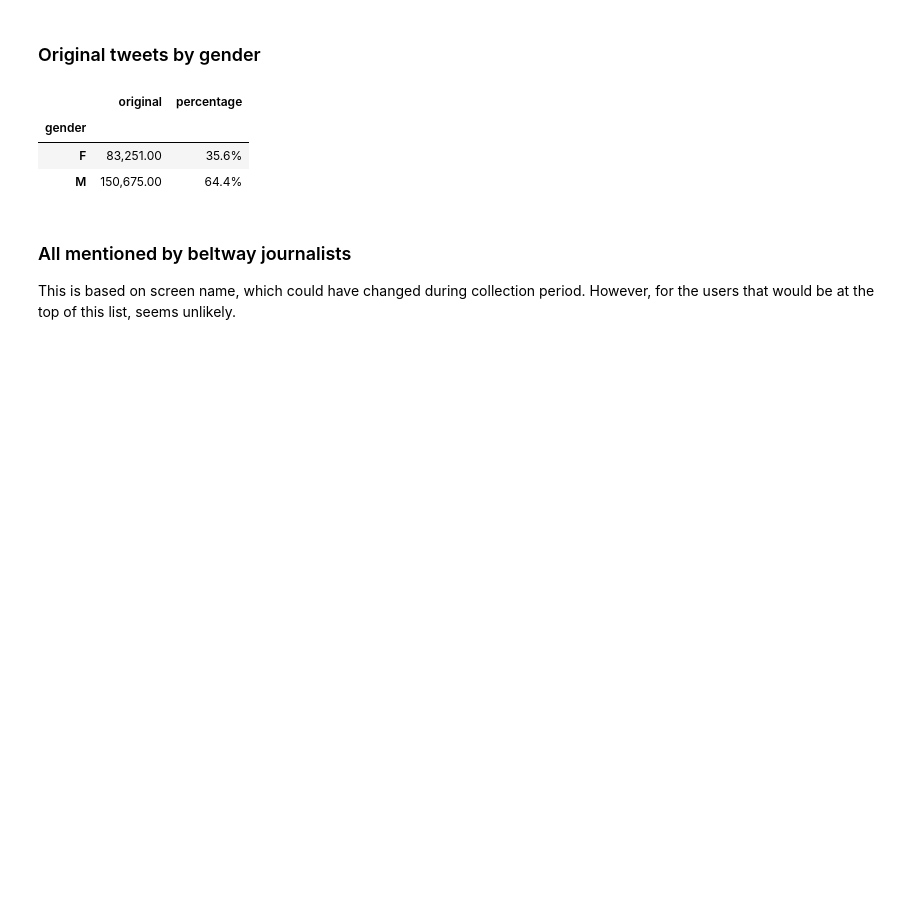
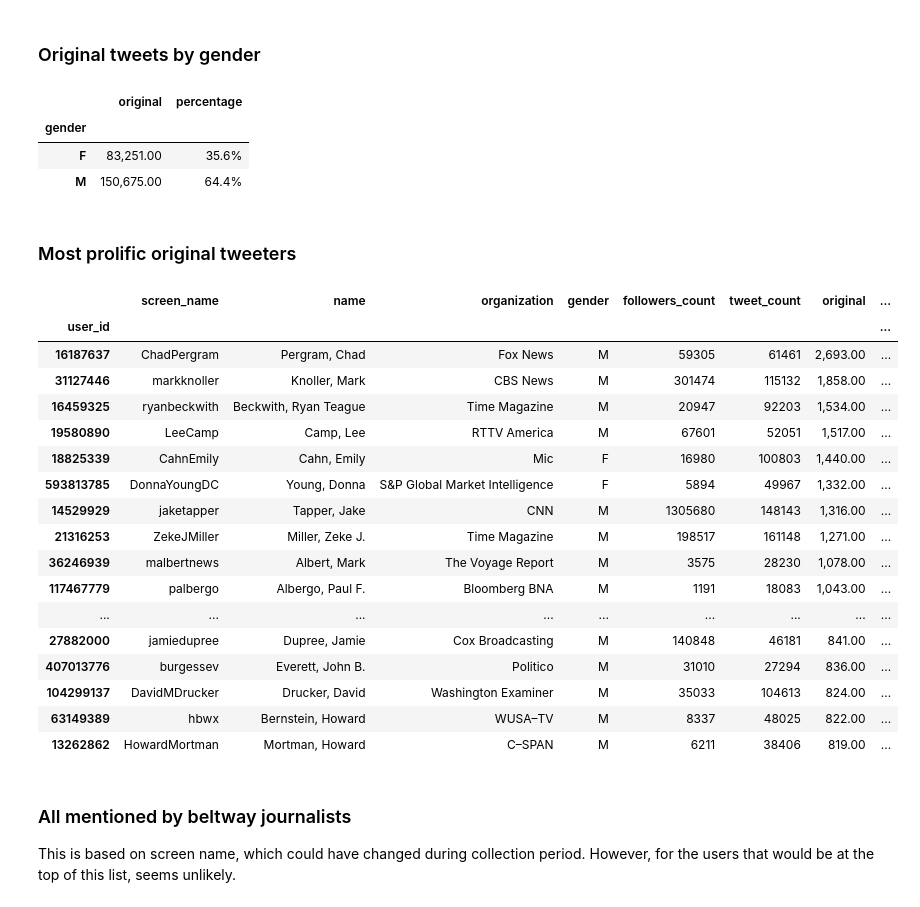
Before and after one commit to justinlittman/beltway_reporters, a Jupyter notebook: jupyter/Gender dynamics.ipynb, the cells around one changed output. Cells and saved outputs as stored; diff of their text form; code cells hidden in the pictures; blank space fills up the shorter version.

```diff
--- a/jupyter/Gender dynamics.ipynb
+++ b/jupyter/Gender dynamics.ipynb
@@ -487,6 +487,29 @@ original_tweets_by_gender_df
 | gender |  |  |
 | F | 83,251.00 | 35.6% |
 | M | 150,675.00 | 64.4% |
+# %% [markdown]
+### Most prolific original tweeters
+# %%
+user_summary_df[['screen_name', 'name', 'organization', 'gender', 'followers_count', 'tweet_count', 'original', 'tweets_in_dataset']].sort_values(['original'], ascending=False).head(25)
+# %% [output]
+|  | screen_name | name | organization | gender | followers_count | tweet_count | original | ... |
+| user_id |  |  |  |  |  |  |  | ... |
+| 16187637 | ChadPergram | Pergram, Chad | Fox News | M | 59305 | 61461 | 2,693.00 | ... |
+| 31127446 | markknoller | Knoller, Mark | CBS News | M | 301474 | 115132 | 1,858.00 | ... |
+| 16459325 | ryanbeckwith | Beckwith, Ryan Teague | Time Magazine | M | 20947 | 92203 | 1,534.00 | ... |
+| 19580890 | LeeCamp | Camp, Lee | RTTV America | M | 67601 | 52051 | 1,517.00 | ... |
+| 18825339 | CahnEmily | Cahn, Emily | Mic | F | 16980 | 100803 | 1,440.00 | ... |
+| 593813785 | DonnaYoungDC | Young, Donna | S&P Global Market Intelligence | F | 5894 | 49967 | 1,332.00 | ... |
+| 14529929 | jaketapper | Tapper, Jake | CNN | M | 1305680 | 148143 | 1,316.00 | ... |
+| 21316253 | ZekeJMiller | Miller, Zeke J. | Time Magazine | M | 198517 | 161148 | 1,271.00 | ... |
+| 36246939 | malbertnews | Albert, Mark | The Voyage Report | M | 3575 | 28230 | 1,078.00 | ... |
+| 117467779 | palbergo | Albergo, Paul F. | Bloomberg BNA | M | 1191 | 18083 | 1,043.00 | ... |
+| ... | ... | ... | ... | ... | ... | ... | ... | ... |
+| 27882000 | jamiedupree | Dupree, Jamie | Cox Broadcasting | M | 140848 | 46181 | 841.00 | ... |
+| 407013776 | burgessev | Everett, John B. | Politico | M | 31010 | 27294 | 836.00 | ... |
+| 104299137 | DavidMDrucker | Drucker, David | Washington Examiner | M | 35033 | 104613 | 824.00 | ... |
+| 63149389 | hbwx | Bernstein, Howard | WUSA–TV | M | 8337 | 48025 | 822.00 | ... |
+| 13262862 | HowardMortman | Mortman, Howard | C–SPAN | M | 6211 | 38406 | 819.00 | ... |
 # %% [markdown]
 ### All mentioned by beltway journalists
 This is based on screen name, which could have changed during collection period. However, for the users that would be at the top of this list, seems unlikely.
```
Also changed, not shown: parts of 9 cells of this notebook, 10 other files.
